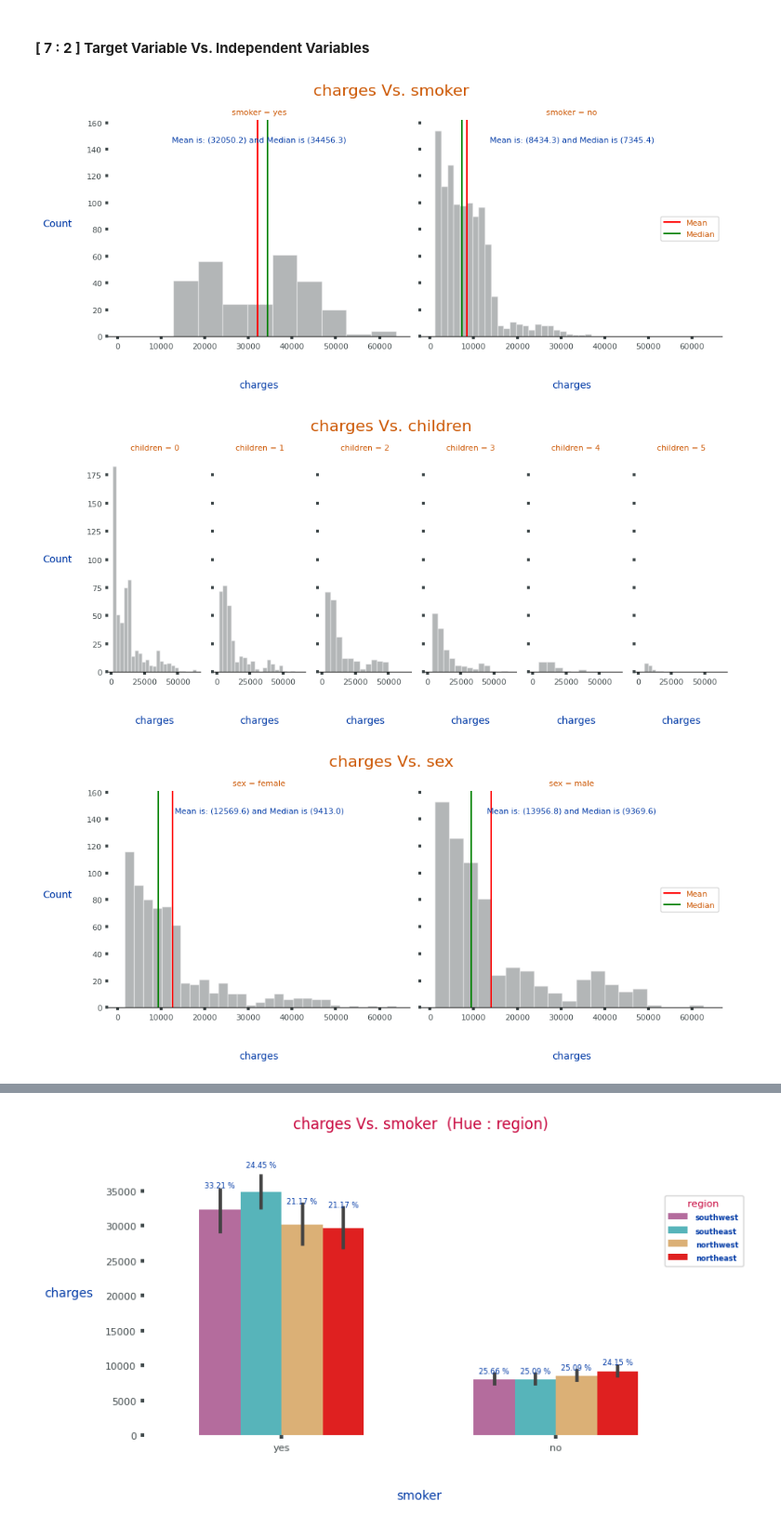
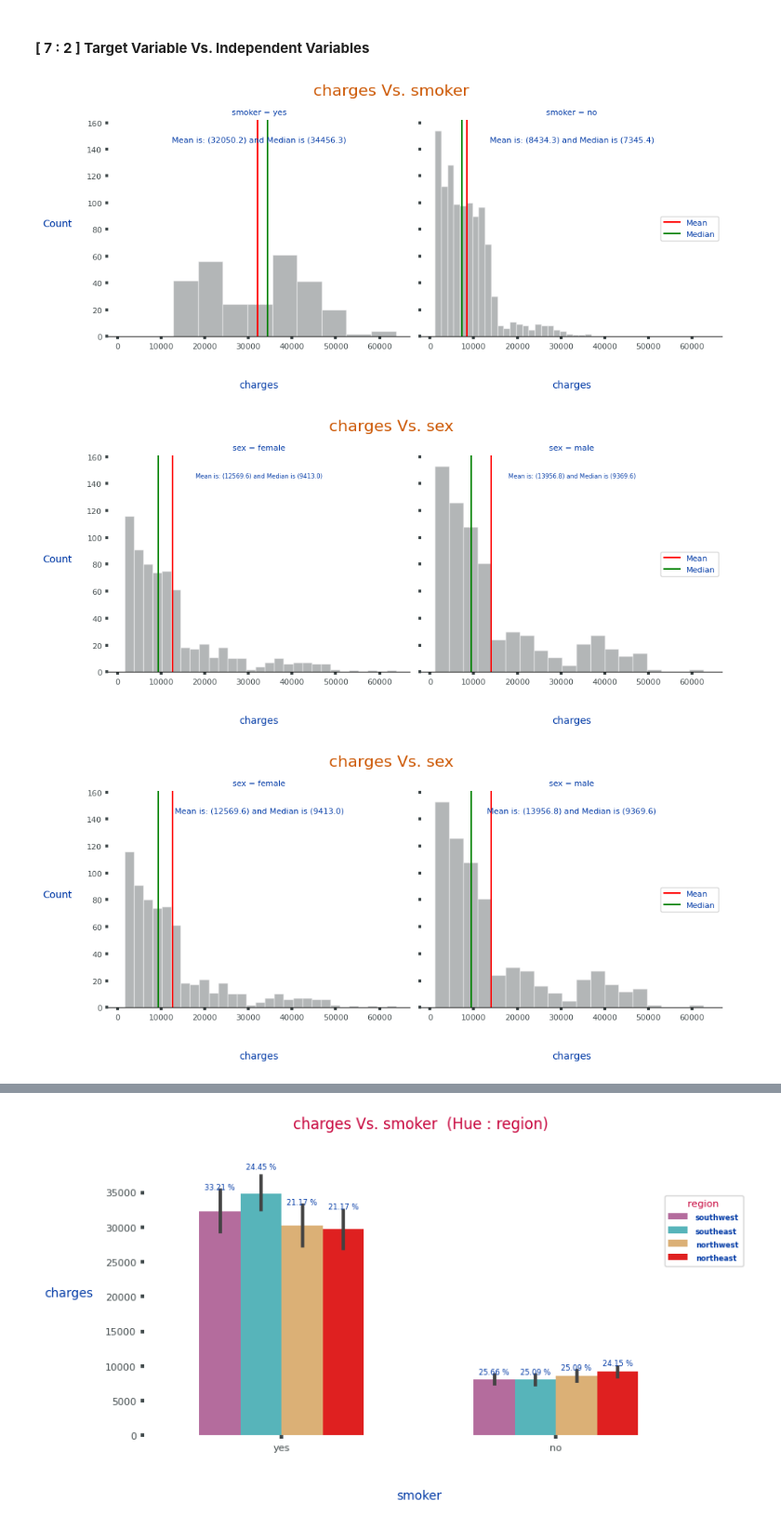
Before and after one commit to MohammedNasserAhmed/MHIP, a Jupyter notebook: MHIP.ipynb, the cells around one changed output, grey strips where cells are left out. Shown at 93% size. Saved outputs shown, nothing was run; the diff lists cells and outputs as text; code cells hidden in the pictures.

```diff
--- a/MHIP.ipynb
+++ b/MHIP.ipynb
@@ -422,8 +409,7 @@ plt.show()
 # %% [markdown]
 #### **[ 7 : 2 ] Target Variable Vs. Independent Variables**
 # %%
-plt.rcParams['font.size'] = 8
-plt.rcParams['text.color'] = '#CC5500'
+#plt.rcParams['text.color'] = '#CC5500'
 def create_plot(data, var_1="smoker", var_2 = "charges", metrics=True, metrics_size= 8):
 
     g = sns.FacetGrid(data, col=var_1)
@@ -458,15 +444,15 @@ def create_plot(data, var_1="smoker", var_2 = "charges", metrics=True, metrics_s
     return  plt.show()
 create_plot(df)
 # %% [output]
-[figure, old version]
+[figure, new version]
 # %%
-create_plot(data=df,var_1='children', metrics = False, metrics_size = 4)
+create_plot(data=df,var_1='sex', metrics = True, metrics_size = 6)
 # %% [output]
-[figure, old version]
+[figure, new version]
 # %%
 create_plot(data=df,var_1='sex', metrics = True)
 # %% [output]
-[figure, old version]
+[figure, new version]
 # %%
 create_plot(data=df,var_1='region', metrics = True, metrics_size=6)
 # %% [output]
```
Also changed, not shown: parts of 69 cells of this notebook.
